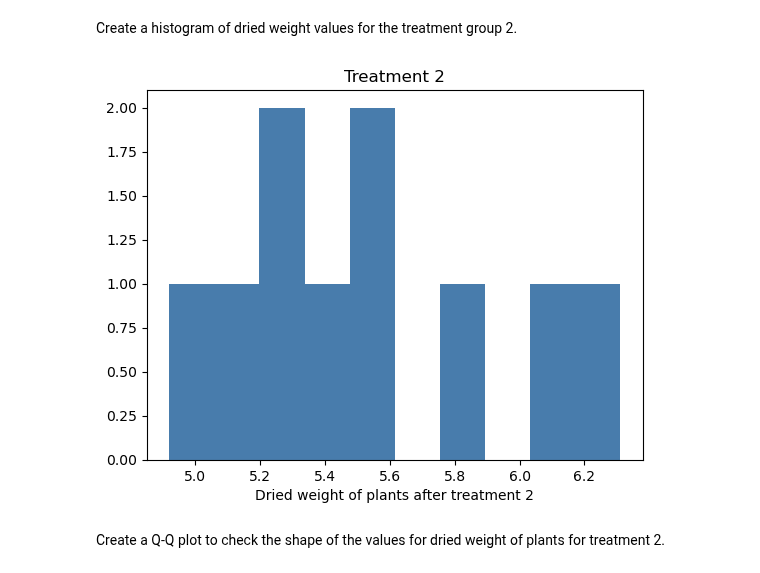
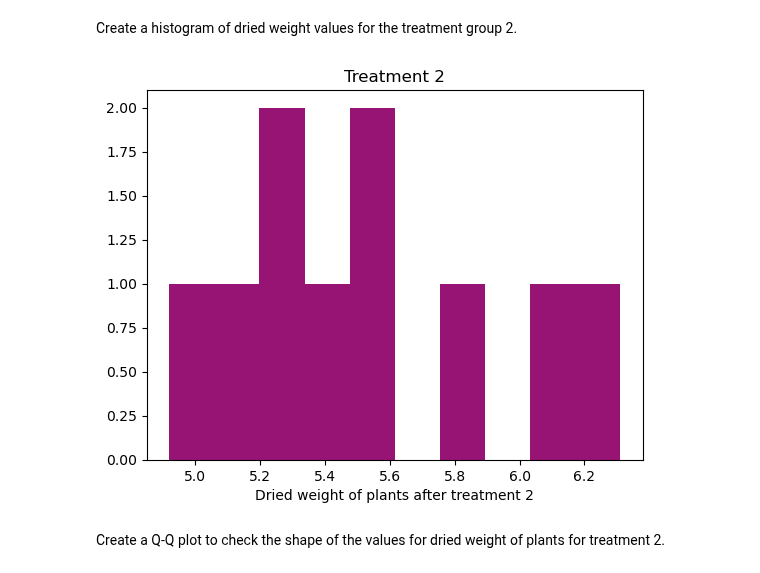
Before and after one commit to Tanja888/applied_statistics, a Jupyter notebook: project.ipynb, the cells around one changed output. Drawn from its saved outputs; the diff is of its cells as text; code cells hidden in the pictures.

```diff
--- a/project.ipynb
+++ b/project.ipynb
@@ -167,15 +167,15 @@ P-value of Shapiro-Wilk test is not lower than 0.05 which is the threshold to re
 Create a histogram of dried weight values for the treatment group 2.
 # %%
 # Plot the treatment group 1
-plt.hist(trt2_group, color='#487cac')
+plt.hist(trt2_group, color='#981474')
 
 # Add a label to the x-axis
 plt.xlabel("Dried weight of plants after treatment 2")
 
 # Add a title to the plot
 plt.title("Treatment 2");
 # %% [output]
-[figure, old version]
+[figure, new version]
 # %% [markdown]
 Create a Q-Q plot to check the shape of the values for dried weight of plants for treatment 2.
 # %%
```
Also changed, not shown: parts of 20 cells of this notebook.
